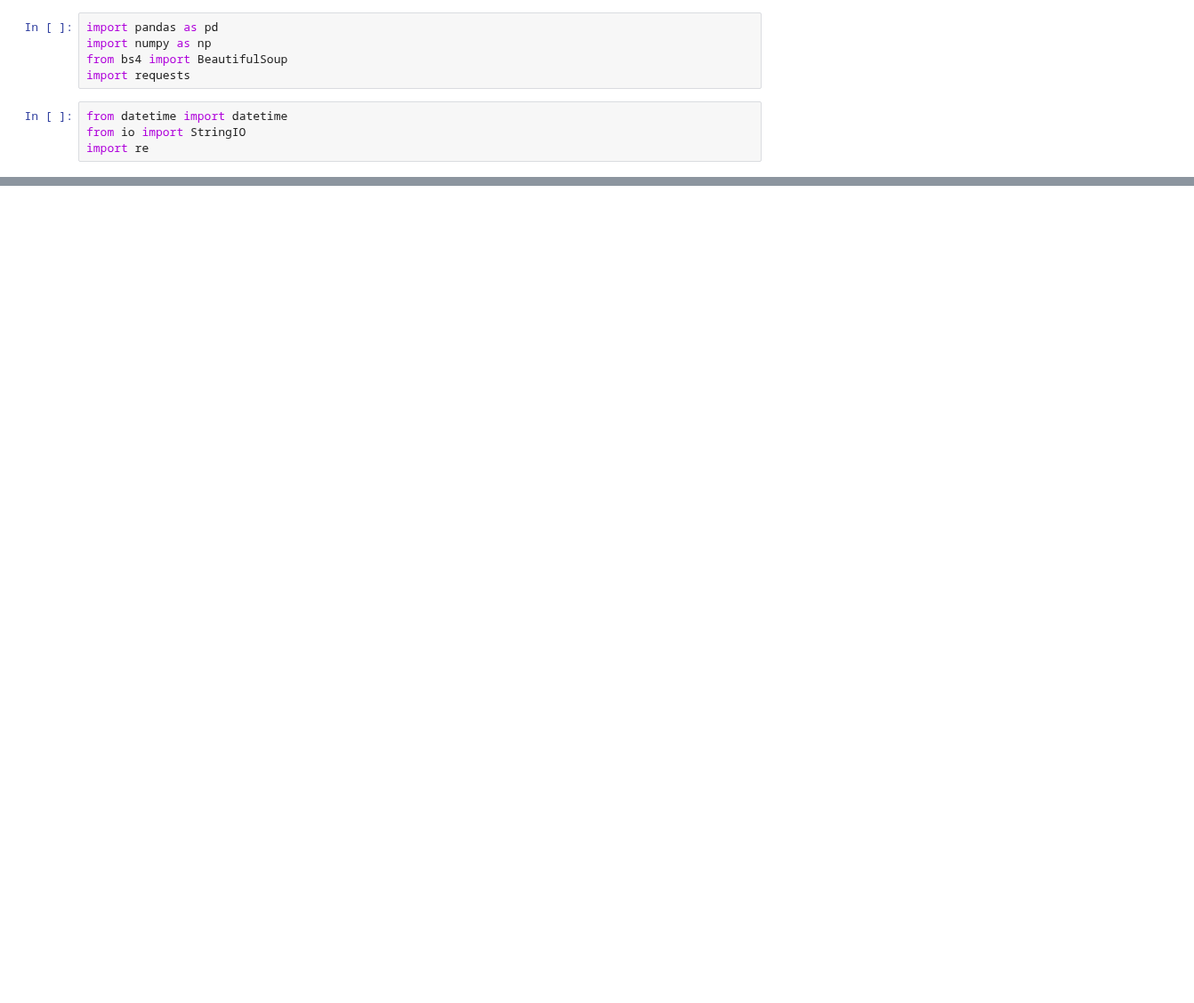
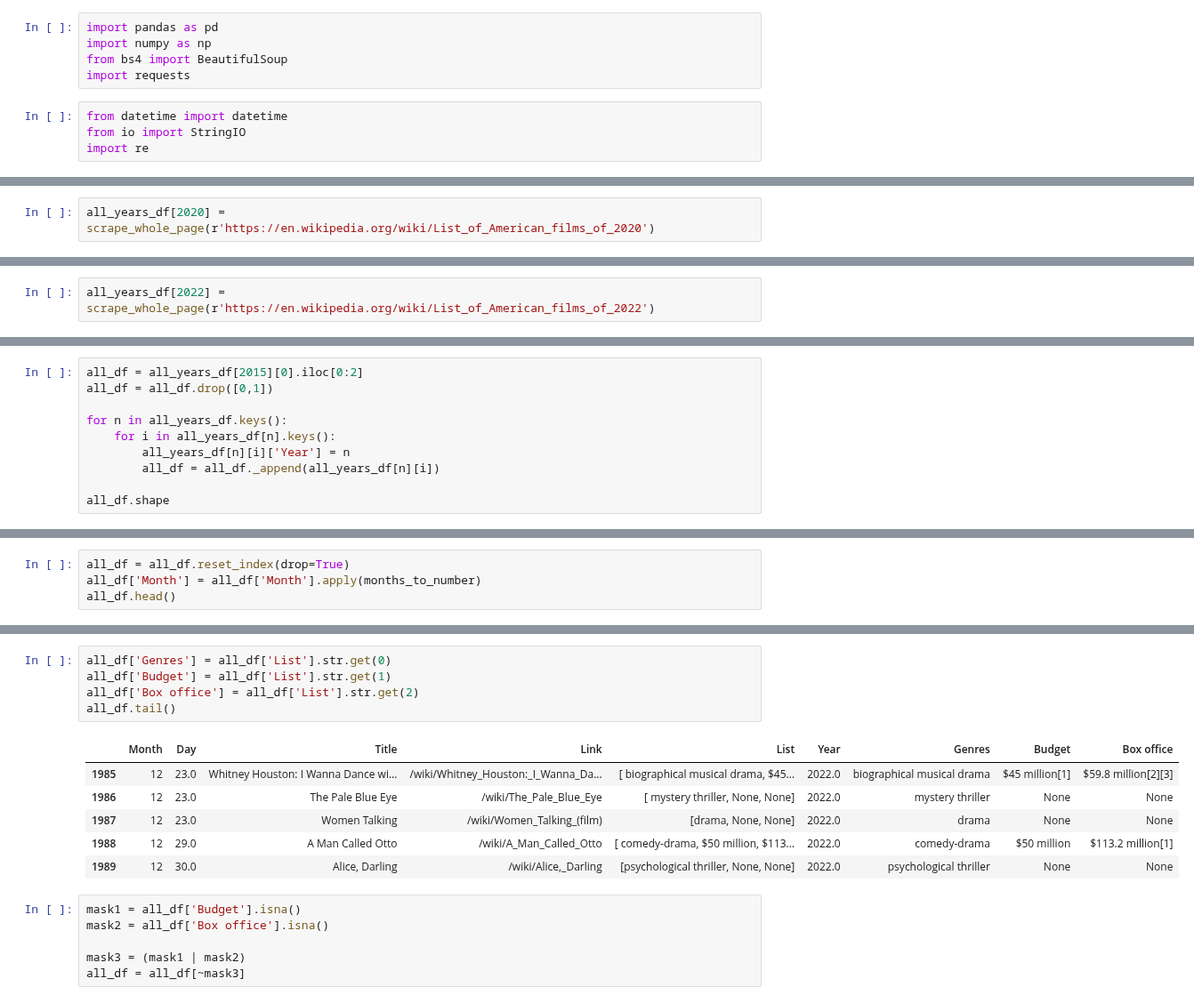
Before and after one commit to S3tuit/jup_lab, a Jupyter notebook: scrape2.ipynb, the cells around one changed output, grey strips where cells are left out. Shown at 89% size. Drawn from its saved outputs; the diff is of its cells as text; blank space fills up the shorter version.

```diff
--- a/scrape2.ipynb
+++ b/scrape2.ipynb
@@ -127,0 +308,2 @@ re.findall(pattern4, first_line)
+# %%
+all_years_df[2020] = scrape_whole_page(r'https://en.wikipedia.org/wiki/List_of_American_films_of_2020')
@@ -127,0 +382,2 @@ re.findall(pattern4, first_line)
+# %%
+all_years_df[2022] = scrape_whole_page(r'https://en.wikipedia.org/wiki/List_of_American_films_of_2022')
@@ -127,0 +421,10 @@ re.findall(pattern4, first_line)
+# %%
+all_df = all_years_df[2015][0].iloc[0:2]
+all_df = all_df.drop([0,1])
+
+for n in all_years_df.keys():
+    for i in all_years_df[n].keys():
+        all_years_df[n][i]['Year'] = n
+        all_df = all_df._append(all_years_df[n][i])
+
+all_df.shape
@@ -127,0 +433,4 @@ re.findall(pattern4, first_line)
+# %%
+all_df = all_df.reset_index(drop=True)
+all_df['Month'] = all_df['Month'].apply(months_to_number)
+all_df.head()
@@ -127,0 +444,18 @@ re.findall(pattern4, first_line)
+# %%
+all_df['Genres'] = all_df['List'].str.get(0)
+all_df['Budget'] = all_df['List'].str.get(1)
+all_df['Box office'] = all_df['List'].str.get(2)
+all_df.tail()
+# %% [output]
+|  | Month | Day | Title | Link | List | Year | Genres | Budget | Box office |
+| 1985 | 12 | 23.0 | Whitney Houston: I Wanna Dance wi... | /wiki/Whitney_Houston:_I_Wanna_Da... | [ biographical musical drama, $45... | 2022.0 | biographical musical drama | $45 million[1] | $59.8 million[2][3] |
+| 1986 | 12 | 23.0 | The Pale Blue Eye | /wiki/The_Pale_Blue_Eye | [ mystery thriller, None, None] | 2022.0 | mystery thriller | None | None |
+| 1987 | 12 | 23.0 | Women Talking | /wiki/Women_Talking_(film) | [drama, None, None] | 2022.0 | drama | None | None |
+| 1988 | 12 | 29.0 | A Man Called Otto | /wiki/A_Man_Called_Otto | [ comedy-drama, $50 million, $113... | 2022.0 | comedy-drama | $50 million | $113.2 million[1] |
+| 1989 | 12 | 30.0 | Alice, Darling | /wiki/Alice,_Darling | [psychological thriller, None, None] | 2022.0 | psychological thriller | None | None |
+# %%
+mask1 = all_df['Budget'].isna()
+mask2 = all_df['Box office'].isna()
+
+mask3 = (mask1 | mask2)
+all_df = all_df[~mask3]
```
Also changed, not shown: parts of 52 cells of this notebook, 1 other file.
